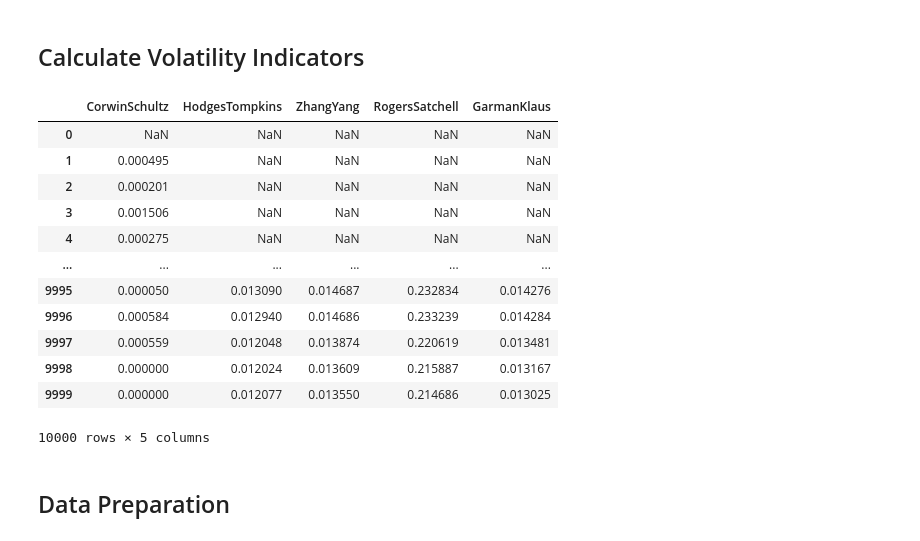
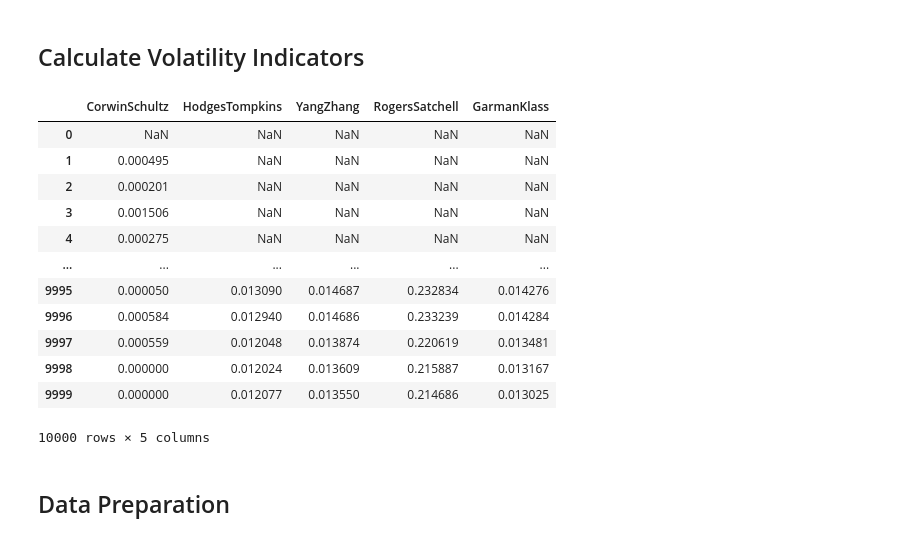
Before and after one commit to yashbhesaniya/fractional-differentiation-time-series, a Jupyter notebook: notebooks/denoising.ipynb, the cells around one changed output. Cells and saved outputs as stored; diff of their text form; code cells hidden in the pictures.

```diff
--- a/notebooks/denoising.ipynb
+++ b/notebooks/denoising.ipynb
@@ -31,7 +33,7 @@ normvar_cols = ['N_OPEN', 'N_HIGHT', 'N_LOW', 'N_CLOSE', 'N_VW', 'N_VOLUME',
                 'N_CLOSE_pct_change', 'N_RA_5', 'N_RA_10', 'N_AMPL', 'N_OPNCLS',
                 'N_MA_5', 'N_MA_10','N_V_MA_5', 'N_V_MA_10', 'N_V_MA_20']
 
-vol_cols = ['CorwinSchultz', 'HodgesTompkins', 'ZhangYang', 'RogersSatchell', 'GarmanKlaus']
+vol_cols = ['CorwinSchultz', 'HodgesTompkins', 'YangZhang', 'RogersSatchell', 'GarmanKlass']
 
 file_path = '../../Work Group Topics/Intraday_Market_Data/'
 fname_RUBEUR = 'FX/RUBEUR_2020-04-07_2022-04-06.parquet'
@@ -82,7 +84,7 @@ After $\textbf{Volatility}$ and $\textbf{Data Generation}$ groups introduced the
 norm_data = True
 
 # Select Indicator transformer
-ind_processor = Indicators(norm_data = norm_data)
+ind_processor = Indicators(df, norm_data = norm_data)
 
 # Calculate Indicators over input dataframe
 df = ind_processor.transform(df)
@@ -107,15 +109,15 @@ display(df[var_cols+normvar_cols if norm_data else var_cols])
 ## Calculate Volatility Indicators
 # %%
 # Select Volatility transformer
-vol_processor = Volatility()
+vol_processor = Volatility(df)
 
 # Calculate Volatility over input dataframe
 df = vol_processor.transform(df)
 
 # Display output dataframe
 display(df[vol_cols])
 # %% [output]
-|  | CorwinSchultz | HodgesTompkins | ZhangYang | RogersSatchell | GarmanKlaus |
+|  | CorwinSchultz | HodgesTompkins | YangZhang | RogersSatchell | GarmanKlass |
 | 0 | NaN | NaN | NaN | NaN | NaN |
 | 1 | 0.000495 | NaN | NaN | NaN | NaN |
 | 2 | 0.000201 | NaN | NaN | NaN | NaN |
```
Also changed, not shown: parts of 3 cells of this notebook, 11 other files.
